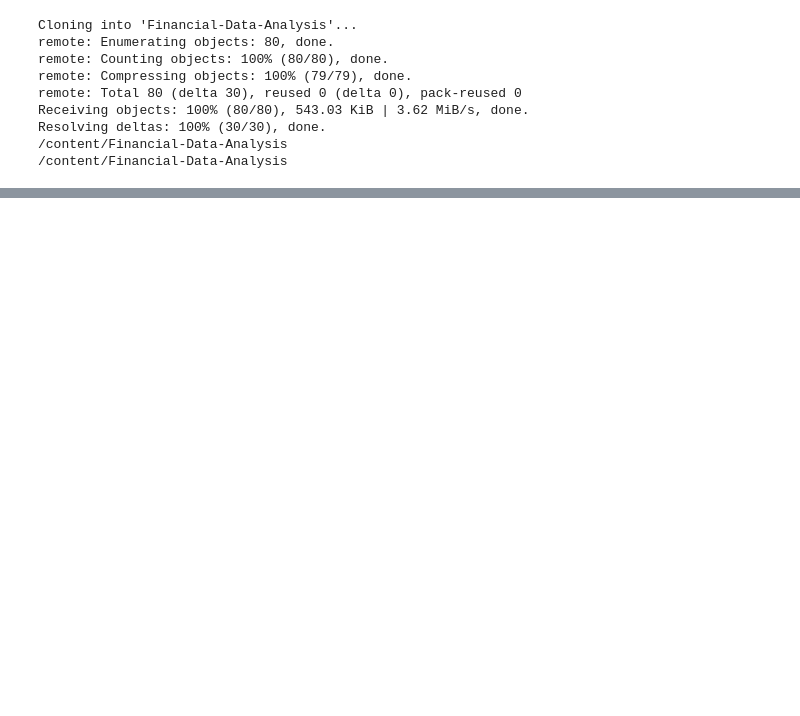
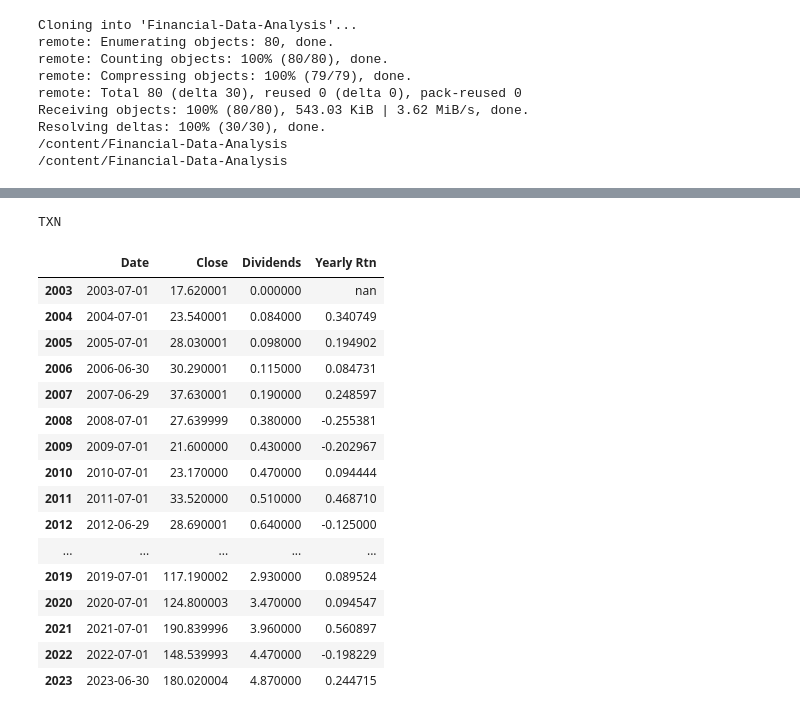
Before and after one commit to HYChangTAMU/Projects, a Jupyter notebook: Assignment1/Project1.ipynb, the cells around one changed output, grey strips where cells are left out. Cells and saved outputs as stored; diff of their text form; code cells hidden in the pictures; blank space fills up the shorter version.

```diff
--- a/Assignment1/Project1.ipynb
+++ b/Assignment1/Project1.ipynb
@@ -19,0 +44,11 @@ Resolving deltas: 100% (30/30), done.
+# %%
+# setup the raw dataframes
+# AAPL, TXN, and GRMN have historical dividends
+# HLIT and QMCO did not pay dividend, so their dividends column are all NaN
+aapl = pd.merge(pd.read_csv("./Assignment1/Data/1AAPL.csv"), pd.read_csv("./Assignment1/Data/1AAPL_div.csv"), on = "Date", how = "outer")
+txn = pd.merge(pd.read_csv("./Assignment1/Data/2TXN.csv"), pd.read_csv("./Assignment1/Data/2TXN_div.csv"), on = "Date", how = "outer")
+grmn = pd.merge(pd.read_csv("./Assignment1/Data/3GRMN.csv"), pd.read_csv("./Assignment1/Data/3GRMN_div.csv"), on = "Date", how = "outer")
+hlit = pd.read_csv("./Assignment1/Data/4HLIT.csv")
+hlit["Dividends"] = np.nan
+qmco = pd.read_csv("./Assignment1/Data/5QMCO.csv")
+qmco["Dividends"] = np.nan
@@ -132,0 +95,25 @@ aapl_yr
+# %%
+# calculate yearly dividends
+def yearly_dividends(x):
+  div = [0.0] + [x.loc[x["Date"].isin(i)]["Dividends"].sum() for i in yrs_array]
+  return div
+
+# calculate yearly return
+def yearly_rtn(x):
+  rtn = [None] + [(x["Dividends"][i+1] + x["Close"][i+1] - x["Close"][i])/x["Close"][i] for i in yrs_list[:-1:]]
+  return rtn
+
+# extract relevant data for yearly return
+def year_data(x):
+  y = x.loc[x["Date"].isin(yrs_date)][["Date", "Close"]]
+  y["Dividends"] = yearly_dividends(x)
+  y = y.set_index([yrs_series])
+  y["Yearly Rtn"] = yearly_rtn(y)
+  return y
+
+# relevant data for each company
+aapl_yr = year_data(aapl).style.set_caption("AAPL")
+txn_yr = year_data(txn).style.set_caption("TXN")
+grmn_yr = year_data(grmn).style.set_caption("GRMN")
+hlit_yr = year_data(hlit).style.set_caption("HLIT")
+qmco_yr = year_data(qmco).style.set_caption("QMCO")
@@ -132,0 +141,21 @@ aapl_yr
+# %%
+txn_yr
+# %% [output]
+TXN
+|  | Date | Close | Dividends | Yearly Rtn |
+| 2003 | 2003-07-01 | 17.620001 | 0.000000 | nan |
+| 2004 | 2004-07-01 | 23.540001 | 0.084000 | 0.340749 |
+| 2005 | 2005-07-01 | 28.030001 | 0.098000 | 0.194902 |
+| 2006 | 2006-06-30 | 30.290001 | 0.115000 | 0.084731 |
+| 2007 | 2007-06-29 | 37.630001 | 0.190000 | 0.248597 |
+| 2008 | 2008-07-01 | 27.639999 | 0.380000 | -0.255381 |
+| 2009 | 2009-07-01 | 21.600000 | 0.430000 | -0.202967 |
+| 2010 | 2010-07-01 | 23.170000 | 0.470000 | 0.094444 |
+| 2011 | 2011-07-01 | 33.520000 | 0.510000 | 0.468710 |
+| 2012 | 2012-06-29 | 28.690001 | 0.640000 | -0.125000 |
+| ... | ... | ... | ... | ... |
+| 2019 | 2019-07-01 | 117.190002 | 2.930000 | 0.089524 |
+| 2020 | 2020-07-01 | 124.800003 | 3.470000 | 0.094547 |
+| 2021 | 2021-07-01 | 190.839996 | 3.960000 | 0.560897 |
+| 2022 | 2022-07-01 | 148.539993 | 4.470000 | -0.198229 |
+| 2023 | 2023-06-30 | 180.020004 | 4.870000 | 0.244715 |
```
Also changed, not shown: parts of 15 cells of this notebook.
